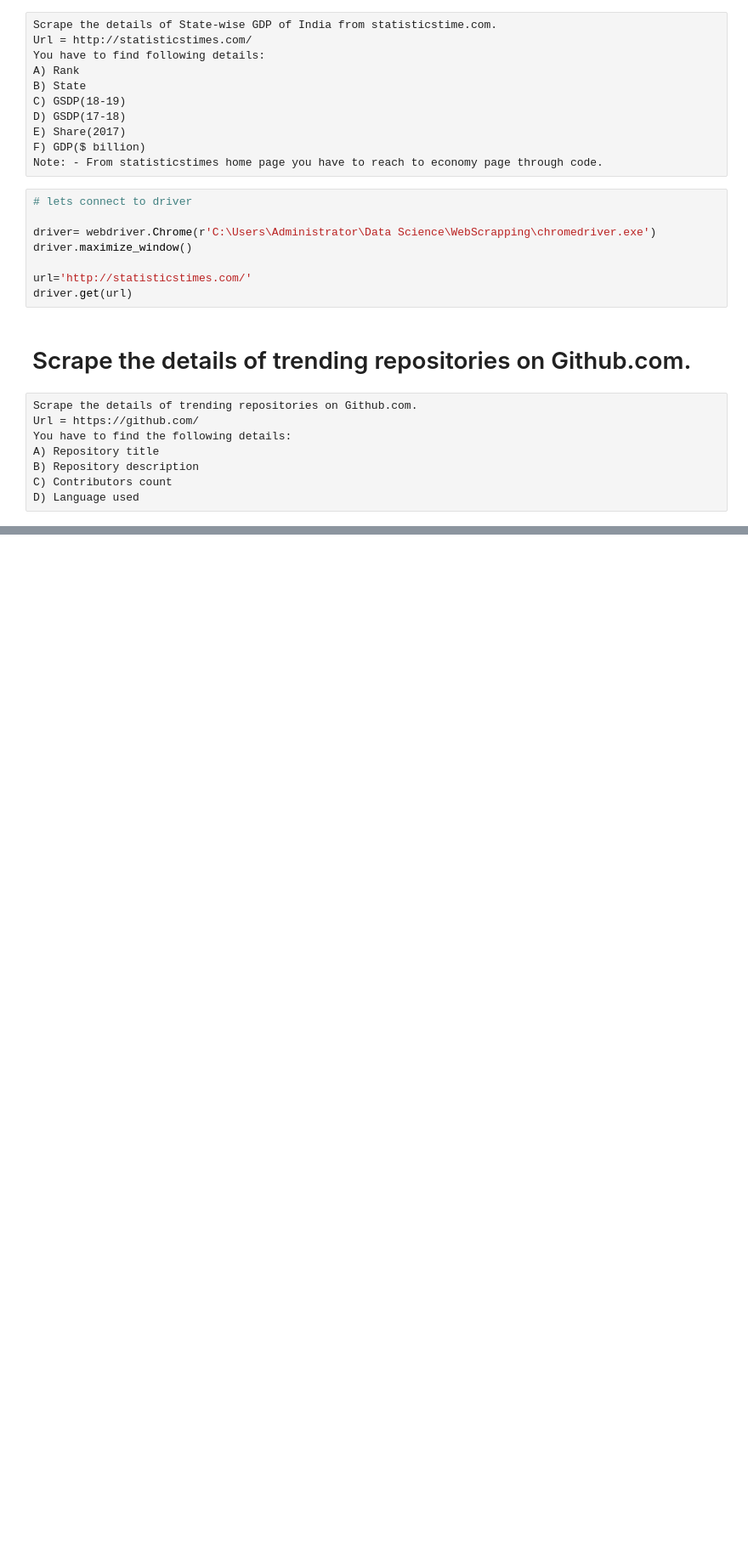
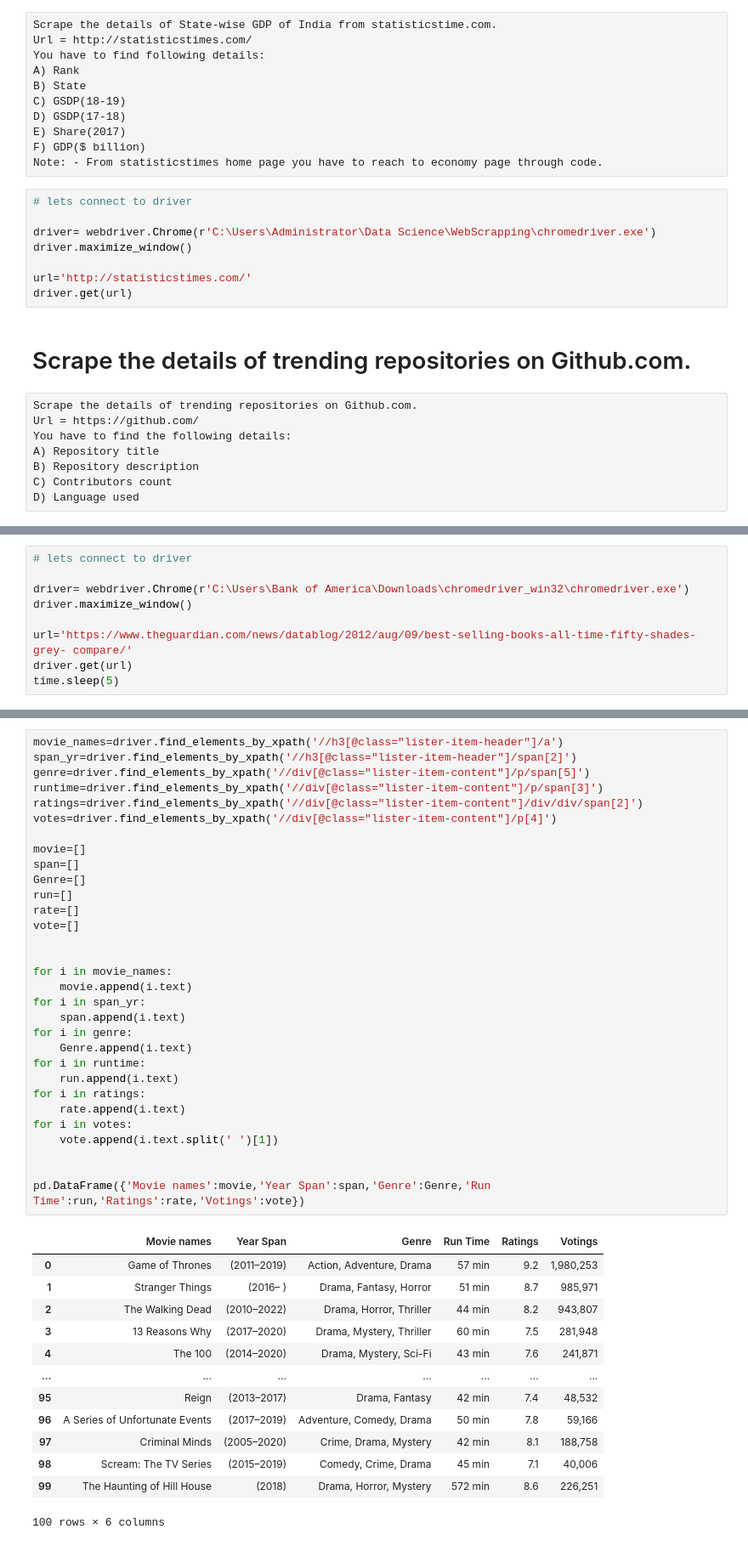
Before and after one commit to mohittomar2008/Internship, a Jupyter notebook: Web Scraping Assignment-4.ipynb, the cells around one changed output, grey strips where cells are left out. Shown at 85% size. Drawn from its saved outputs; the diff is of its cells as text; blank space fills up the shorter version.

```diff
--- a/Web Scraping Assignment-4.ipynb
+++ b/Web Scraping Assignment-4.ipynb
@@ -215,0 +442,9 @@ for i in prd_url:
+# %%
+# lets connect to driver
+
+driver= webdriver.Chrome(r'C:\Users\Bank of America\Downloads\chromedriver_win32\chromedriver.exe')
+driver.maximize_window()
+
+url='https://www.theguardian.com/news/datablog/2012/aug/09/best-selling-books-all-time-fifty-shades-grey- compare/'
+driver.get(url)
+time.sleep(5)
@@ -215,0 +510,45 @@ for i in prd_url:
+# %%
+movie_names=driver.find_elements_by_xpath('//h3[@class="lister-item-header"]/a')
+span_yr=driver.find_elements_by_xpath('//h3[@class="lister-item-header"]/span[2]')
+genre=driver.find_elements_by_xpath('//div[@class="lister-item-content"]/p/span[5]')
+runtime=driver.find_elements_by_xpath('//div[@class="lister-item-content"]/p/span[3]')
+ratings=driver.find_elements_by_xpath('//div[@class="lister-item-content"]/div/div/span[2]')
+votes=driver.find_elements_by_xpath('//div[@class="lister-item-content"]/p[4]')
+
+movie=[]
+span=[]
+Genre=[]
+run=[]
+rate=[]
+vote=[]
+
+
+for i in movie_names:
+    movie.append(i.text)
+for i in span_yr:
+    span.append(i.text)
+for i in genre:
+    Genre.append(i.text)
+for i in runtime:
+    run.append(i.text)
+for i in ratings:
+    rate.append(i.text)
+for i in votes:
+    vote.append(i.text.split(' ')[1])
+
+
+pd.DataFrame({'Movie names':movie,'Year Span':span,'Genre':Genre,'Run Time':run,'Ratings':rate,'Votings':vote})
+# %% [output]
+|  | Movie names | Year Span | Genre | Run Time | Ratings | Votings |
+| 0 | Game of Thrones | (2011–2019) | Action, Adventure, Drama | 57 min | 9.2 | 1,980,253 |
+| 1 | Stranger Things | (2016– ) | Drama, Fantasy, Horror | 51 min | 8.7 | 985,971 |
+| 2 | The Walking Dead | (2010–2022) | Drama, Horror, Thriller | 44 min | 8.2 | 943,807 |
+| 3 | 13 Reasons Why | (2017–2020) | Drama, Mystery, Thriller | 60 min | 7.5 | 281,948 |
+| 4 | The 100 | (2014–2020) | Drama, Mystery, Sci-Fi | 43 min | 7.6 | 241,871 |
+| ... | ... | ... | ... | ... | ... | ... |
+| 95 | Reign | (2013–2017) | Drama, Fantasy | 42 min | 7.4 | 48,532 |
+| 96 | A Series of Unfortunate Events | (2017–2019) | Adventure, Comedy, Drama | 50 min | 7.8 | 59,166 |
+| 97 | Criminal Minds | (2005–2020) | Crime, Drama, Mystery | 42 min | 8.1 | 188,758 |
+| 98 | Scream: The TV Series | (2015–2019) | Comedy, Crime, Drama | 45 min | 7.1 | 40,006 |
+| 99 | The Haunting of Hill House | (2018) | Drama, Horror, Mystery | 572 min | 8.6 | 226,251 |
+100 rows × 6 columns
```
Also changed, not shown: parts of 50 cells of this notebook.
